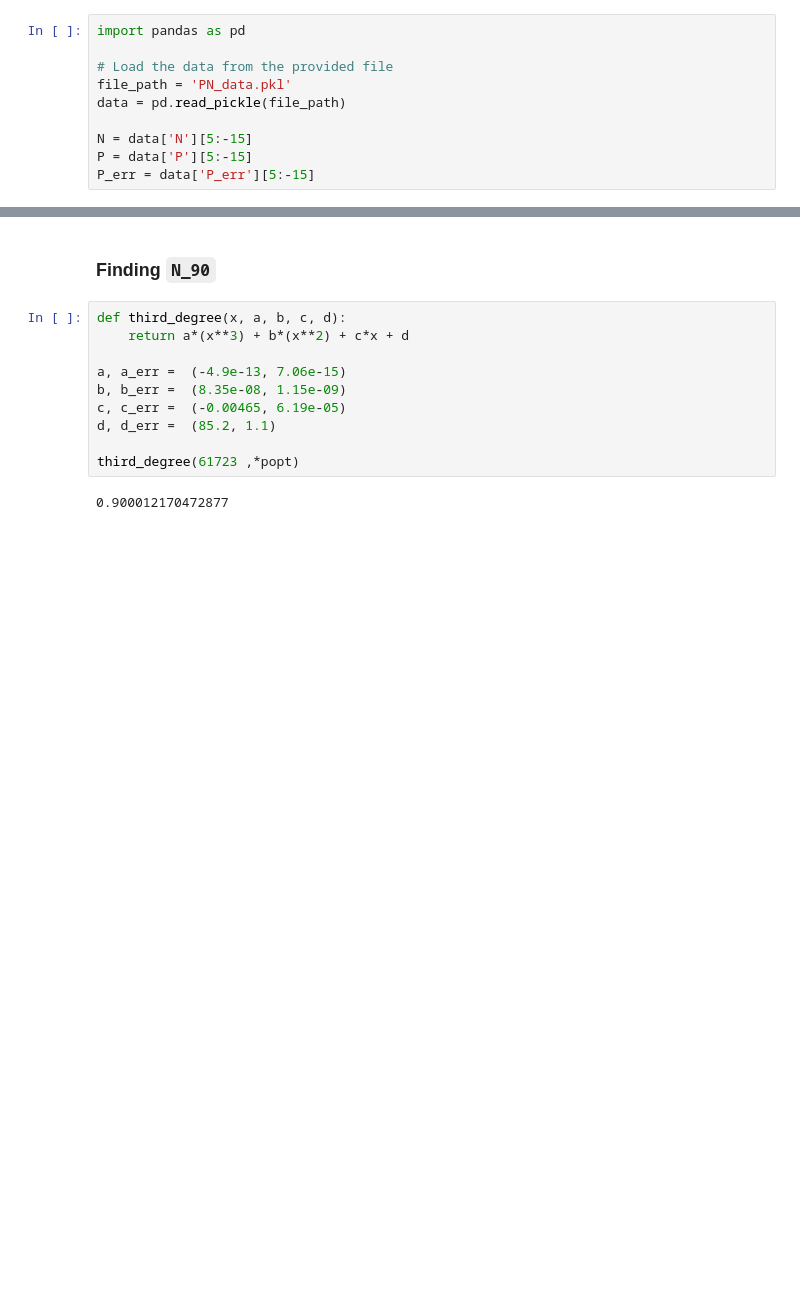
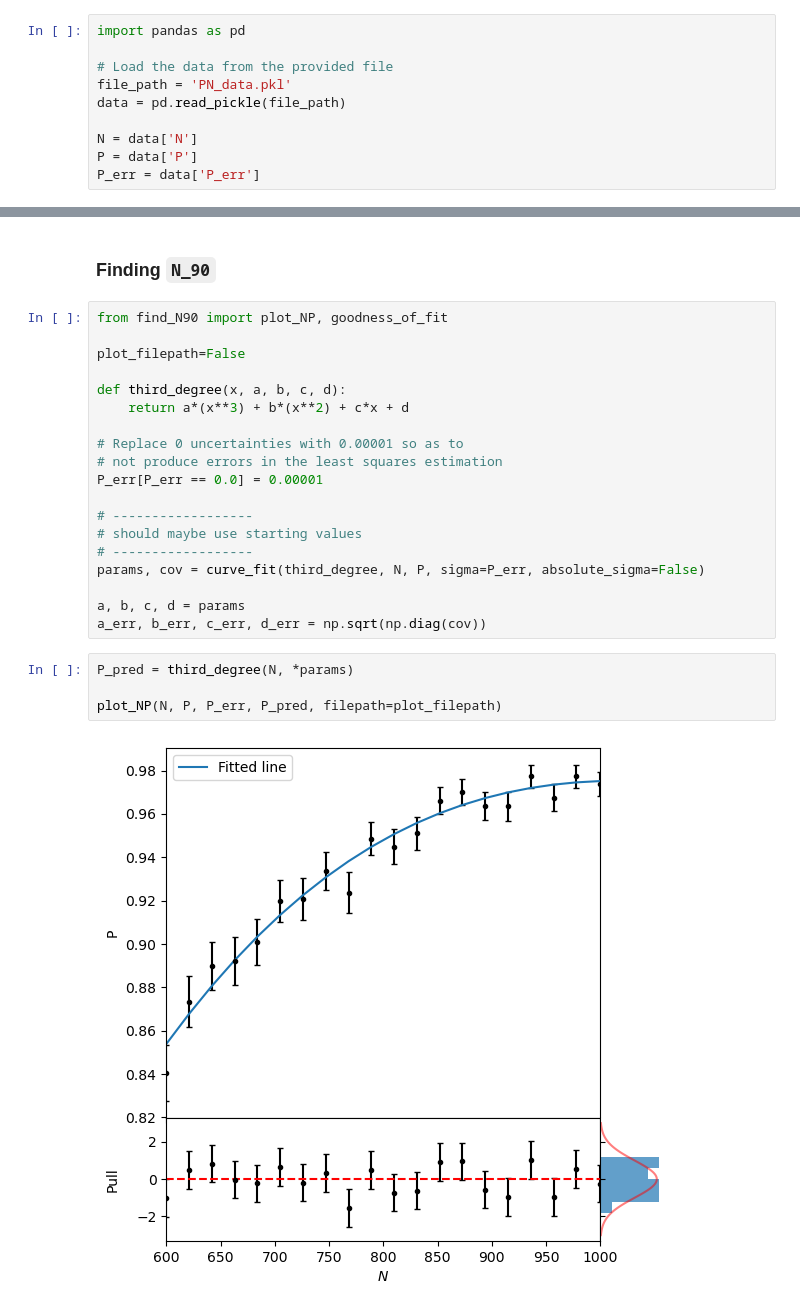
Before and after one commit to knottwill/SignalDiscovery, a Jupyter notebook: src/f_NP_data_analysis.ipynb, the cells around one changed output, grey strips where cells are left out. Saved outputs shown, nothing was run; the diff lists cells and outputs as text; blank space fills up the shorter version.

```diff
--- a/src/f_NP_data_analysis.ipynb
+++ b/src/f_NP_data_analysis.ipynb
@@ -14,6 +13,6 @@ import pandas as pd
 file_path = 'PN_data.pkl'
 data = pd.read_pickle(file_path)
 
-N = data['N'][5:-15]
-P = data['P'][5:-15]
-P_err = data['P_err'][5:-15]
+N = data['N']
+P = data['P']
+P_err = data['P_err']
@@ -28,14 +22,27 @@ p value: 0.006635273381966678, Z: 2.7146156220141857
 # %% [markdown]
 ### Finding `N_90`
-# %%
-def third_degree(x, a, b, c, d):
-    return a*(x**3) + b*(x**2) + c*x + d
-
-a, a_err =  (-4.9e-13, 7.06e-15)
-b, b_err =  (8.35e-08, 1.15e-09)
-c, c_err =  (-0.00465, 6.19e-05)
-d, d_err =  (85.2, 1.1)
-
-third_degree(61723 ,*popt)
-# %% [output]
-0.900012170472877
+# %%
+from find_N90 import plot_NP, goodness_of_fit
+
+plot_filepath=False
+
+def third_degree(x, a, b, c, d):
+    return a*(x**3) + b*(x**2) + c*x + d
+
+# Replace 0 uncertainties with 0.00001 so as to
+# not produce errors in the least squares estimation
+P_err[P_err == 0.0] = 0.00001
+
+# ------------------
+# should maybe use starting values
+# ------------------
+params, cov = curve_fit(third_degree, N, P, sigma=P_err, absolute_sigma=False)
+
+a, b, c, d = params
+a_err, b_err, c_err, d_err = np.sqrt(np.diag(cov))
+# %%
+P_pred = third_degree(N, *params)
+
+plot_NP(N, P, P_err, P_pred, filepath=plot_filepath)
+# %% [output]
+[figure, added]
```
Also changed, not shown: parts of 13 cells of this notebook, 3 other files.
